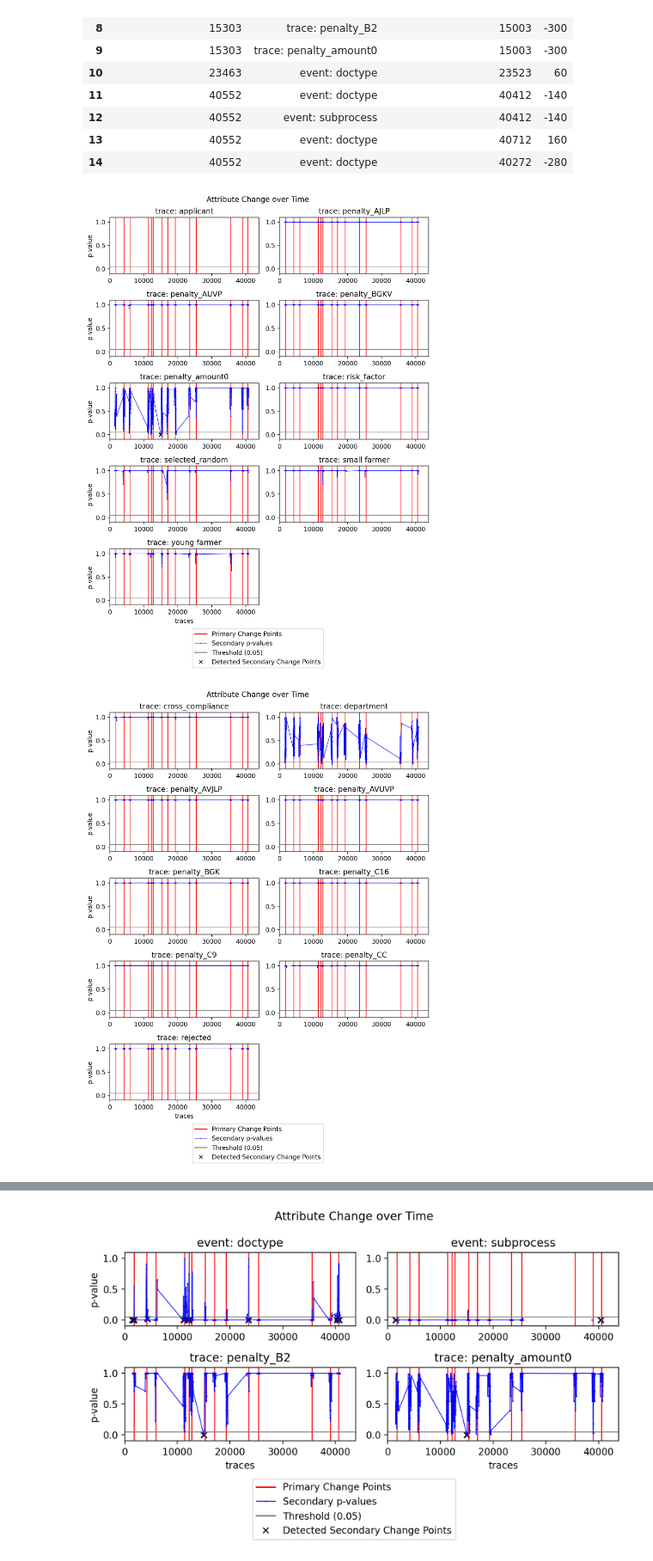
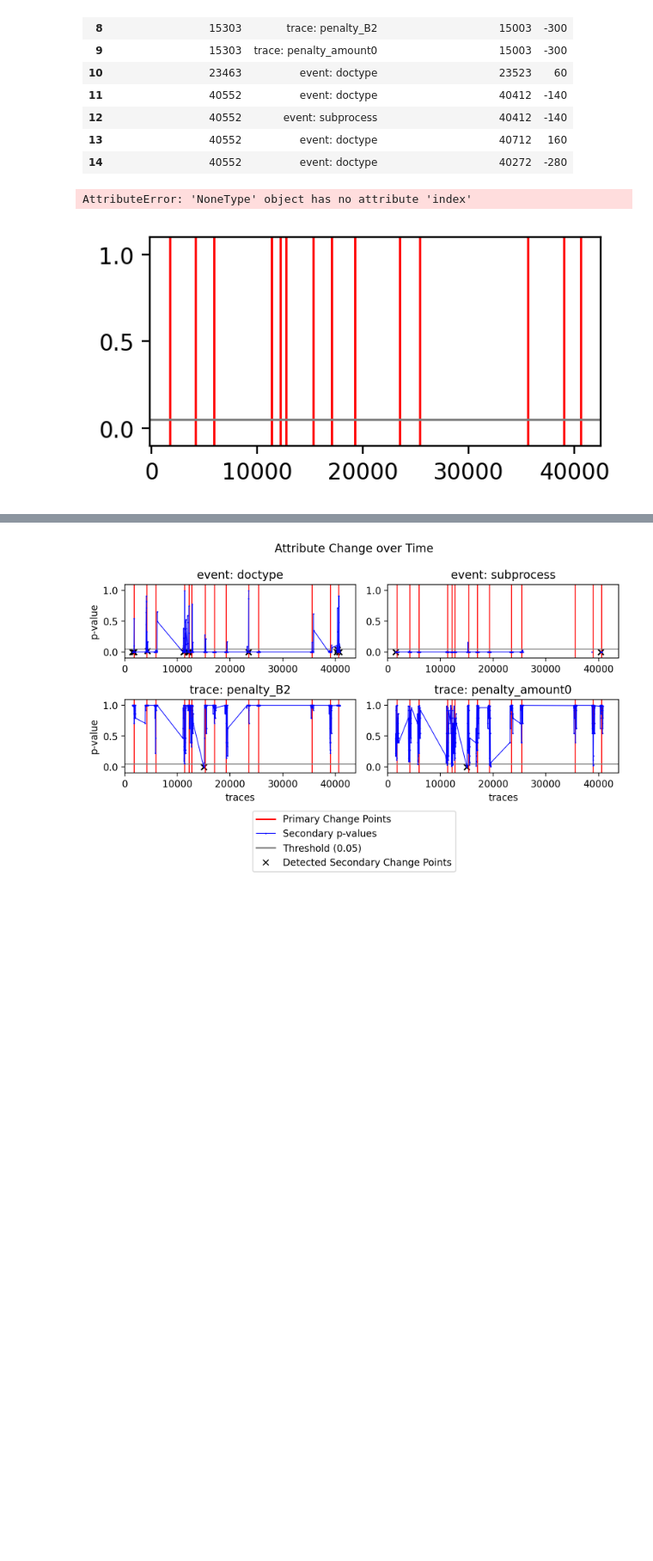
Before and after one commit to lennartebert/explaining_concept_drift, a Jupyter notebook: 51_Real World Dataset_BPI Challenge 2018.ipynb, the cells around one changed output, grey strips where cells are left out. Shown at 86% size. Cells and saved outputs as stored; diff of their text form; code cells hidden in the pictures; blank space fills up the shorter version.

```diff
--- a/51_Real World Dataset_BPI Challenge 2018.ipynb
+++ b/51_Real World Dataset_BPI Challenge 2018.ipynb
@@ -565,14 +576,14 @@ with open(path, 'w') as file:
 # %%
 # plot all change graphs
 secondary_result_keys = list(changes.secondary_dd_result_dictionary.keys())
 for start, end in [(0, 9), (10, 19), (20, 29), (30, 39), (40, 49), (50, 59)]:
     selected_secondary_result_keys = secondary_result_keys[start:end]
     # filter for the selected keys
     selected_secondary_results = {key:value for key, value in changes.secondary_dd_result_dictionary.items() if key in selected_secondary_result_keys}
 
     # create a new change explanation object
     selected_changes = drift_explanation.DriftExplanationResult(changes.primary_dd_result, selected_secondary_results, None)
-    selected_changes.plot(offset_legend=-0.09)
+    selected_changes.plot(offset_legend=-0.09, plot_primary_change_series=False)
 # %% [output]
+AttributeError: 'NoneType' object has no attribute 'index'
-[figure, old version]
+[figure, new version]
-[figure, removed]
```
Also changed, not shown: parts of 11 cells of this notebook, 13 other files.
